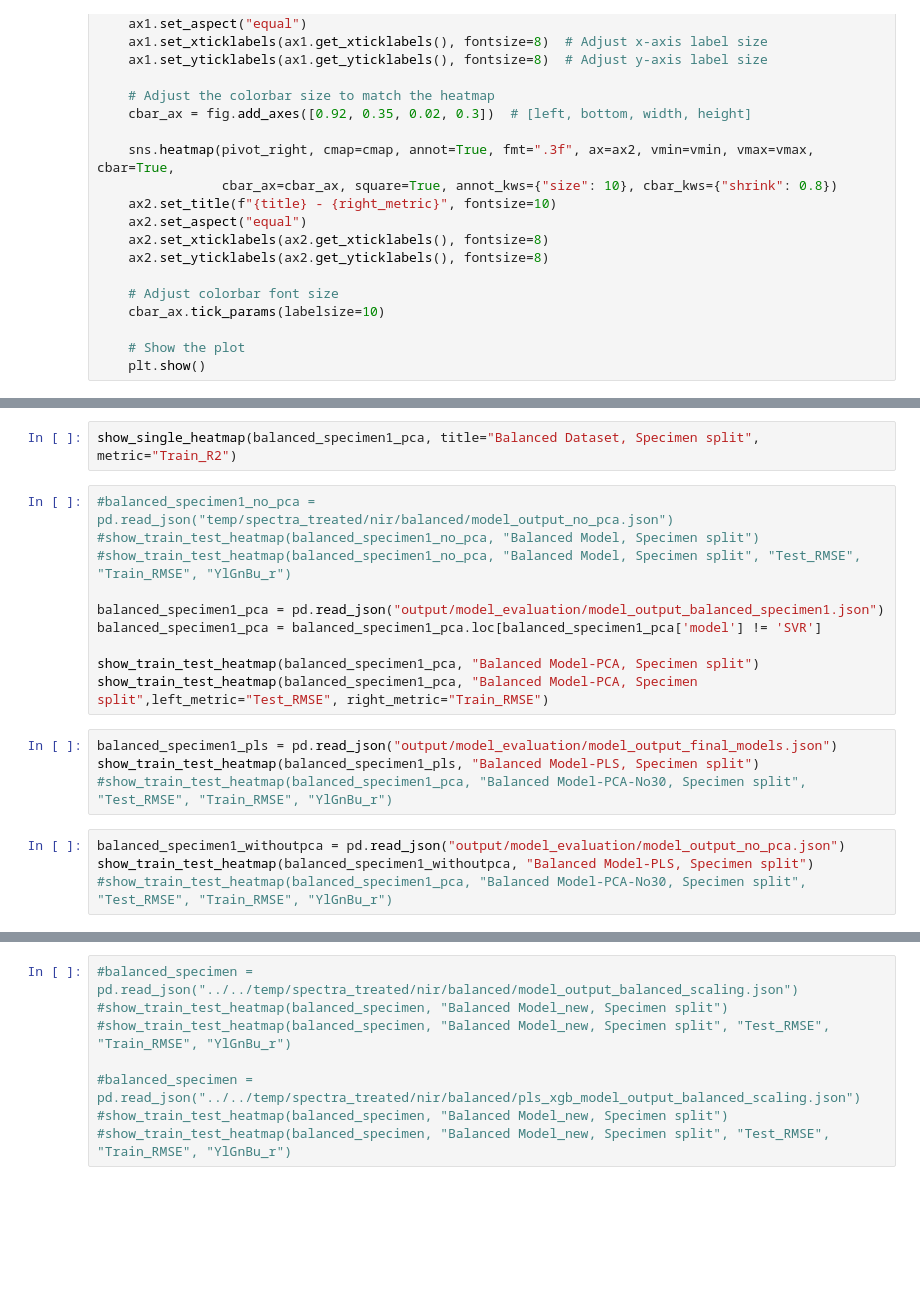
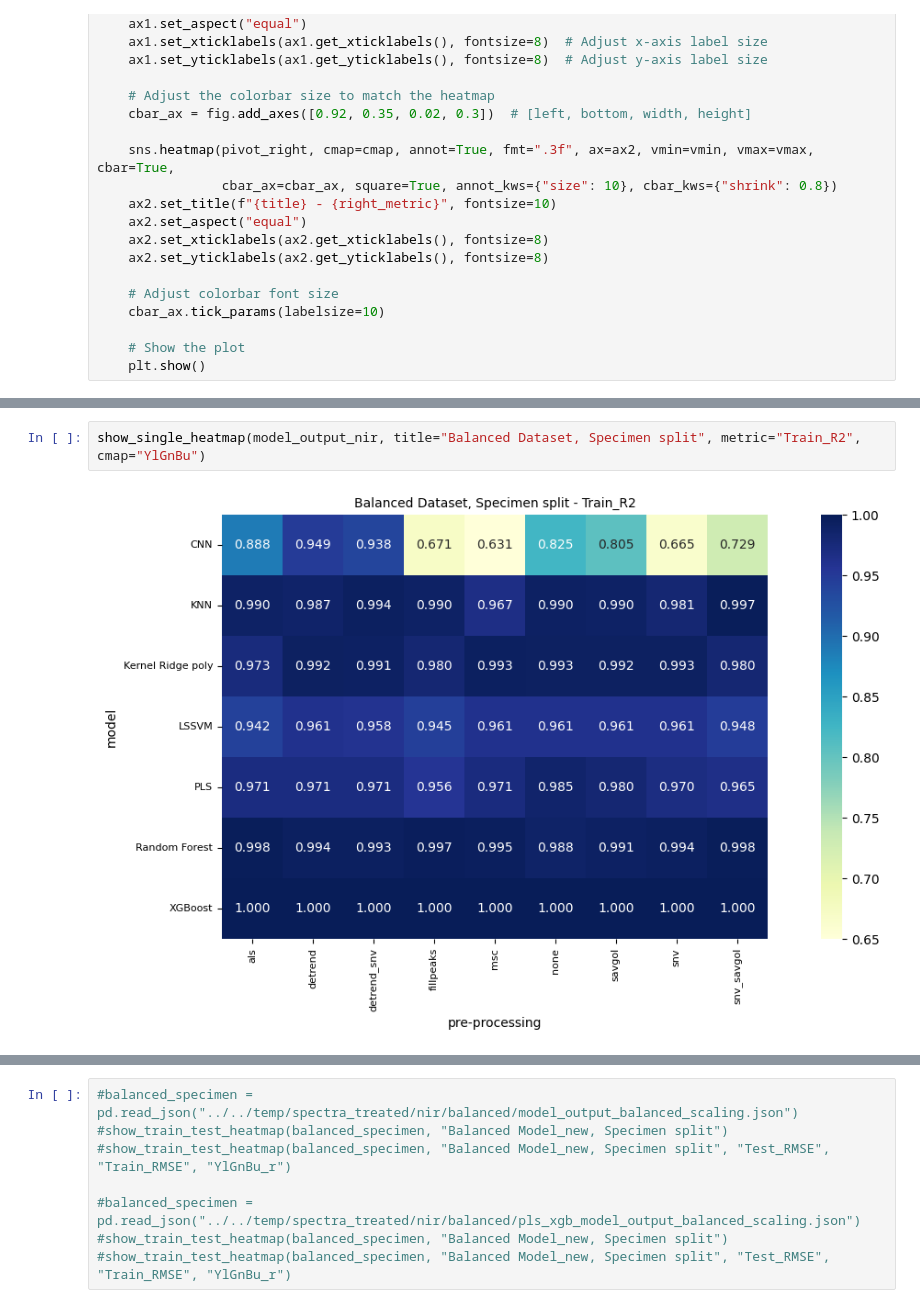
Before and after one commit to sebnemyyl/Characterization-of-cotton-polyester-textiles-using-IR-spectroscopy, a Jupyter notebook: src/notebooks/model_evaluation.ipynb, the cells around one changed output, grey strips where cells are left out. Drawn from its saved outputs; the diff is of its cells as text; blank space fills up the shorter version.

```diff
--- a/src/notebooks/model_evaluation.ipynb
+++ b/src/notebooks/model_evaluation.ipynb
@@ -125,20 +153,4 @@ show_single_heatmap(balanced_specimen1_pca, title="Balanced Dataset, Specimen sp
 # %%
-show_single_heatmap(balanced_specimen1_pca, title="Balanced Dataset, Specimen split", metric="Train_R2")
+show_single_heatmap(model_output_nir, title="Balanced Dataset, Specimen split", metric="Train_R2", cmap="YlGnBu")
+# %% [output]
+[figure, added]
-# %%
-#balanced_specimen1_no_pca = pd.read_json("temp/spectra_treated/nir/balanced/model_output_no_pca.json")
-#show_train_test_heatmap(balanced_specimen1_no_pca, "Balanced Model, Specimen split")
-#show_train_test_heatmap(balanced_specimen1_no_pca, "Balanced Model, Specimen split", "Test_RMSE", "Train_RMSE", "YlGnBu_r")
-
-balanced_specimen1_pca = pd.read_json("output/model_evaluation/model_output_balanced_specimen1.json")
-balanced_specimen1_pca = balanced_specimen1_pca.loc[balanced_specimen1_pca['model'] != 'SVR']
-
-show_train_test_heatmap(balanced_specimen1_pca, "Balanced Model-PCA, Specimen split")
-show_train_test_heatmap(balanced_specimen1_pca, "Balanced Model-PCA, Specimen split",left_metric="Test_RMSE", right_metric="Train_RMSE")
-# %%
-balanced_specimen1_pls = pd.read_json("output/model_evaluation/model_output_final_models.json")
-show_train_test_heatmap(balanced_specimen1_pls, "Balanced Model-PLS, Specimen split")
-#show_train_test_heatmap(balanced_specimen1_pca, "Balanced Model-PCA-No30, Specimen split", "Test_RMSE", "Train_RMSE", "YlGnBu_r")
-# %%
-balanced_specimen1_withoutpca = pd.read_json("output/model_evaluation/model_output_no_pca.json")
-show_train_test_heatmap(balanced_specimen1_withoutpca, "Balanced Model-PLS, Specimen split")
-#show_train_test_heatmap(balanced_specimen1_pca, "Balanced Model-PCA-No30, Specimen split", "Test_RMSE", "Train_RMSE", "YlGnBu_r")
```
Also changed, not shown: parts of 17 cells of this notebook, 2 other files.
